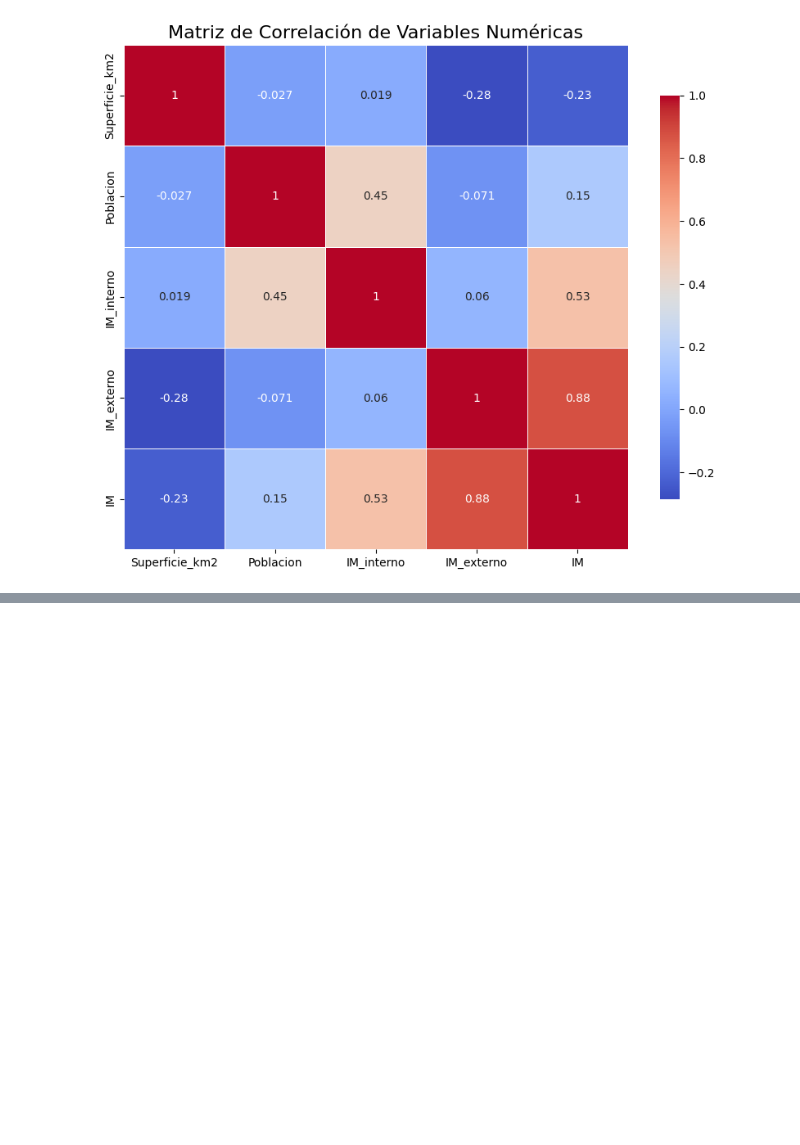
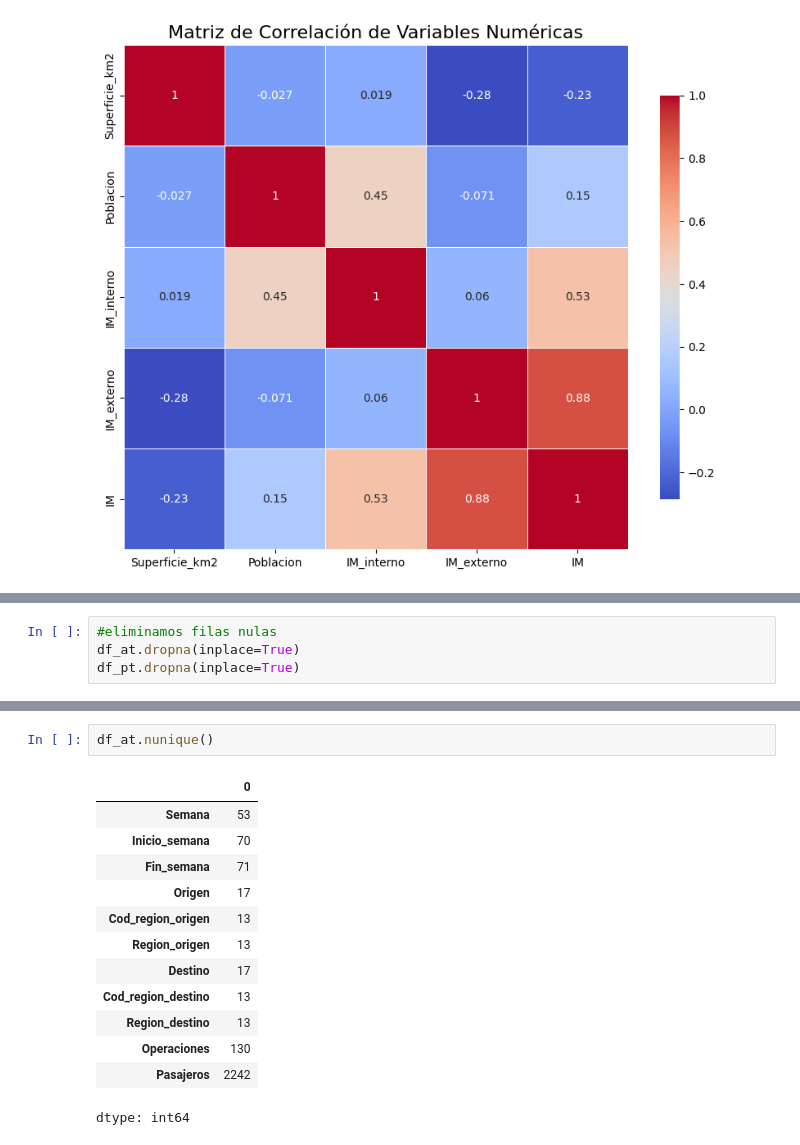
Before and after one commit to edisonaqp/admbio, a Jupyter notebook: Movilidad_Chile.ipynb, the cells around one changed output, grey strips where cells are left out. Drawn from its saved outputs; the diff is of its cells as text; blank space fills up the shorter version.

```diff
--- a/Movilidad_Chile.ipynb
+++ b/Movilidad_Chile.ipynb
@@ -245,0 +280,4 @@ df_origin.head()
+# %%
+#eliminamos filas nulas
+df_at.dropna(inplace=True)
+df_pt.dropna(inplace=True)
@@ -245,0 +290,16 @@ df_origin.head()
+# %%
+df_at.nunique()
+# %% [output]
+|  | 0 |
+| Semana | 53 |
+| Inicio_semana | 70 |
+| Fin_semana | 71 |
+| Origen | 17 |
+| Cod_region_origen | 13 |
+| Region_origen | 13 |
+| Destino | 17 |
+| Cod_region_destino | 13 |
+| Region_destino | 13 |
+| Operaciones | 130 |
+| Pasajeros | 2242 |
+dtype: int64
```
Also changed, not shown: parts of 14 cells of this notebook.
